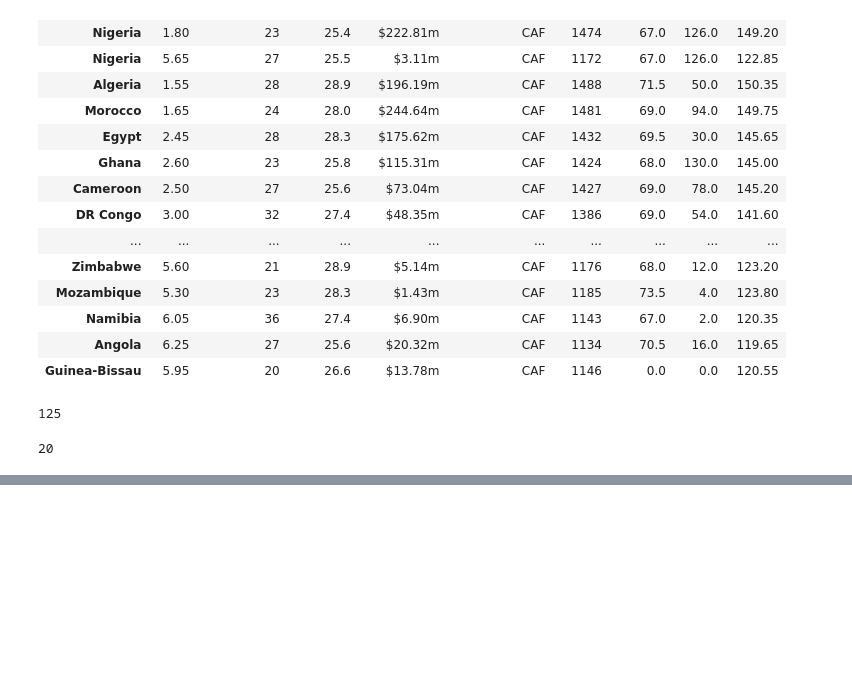
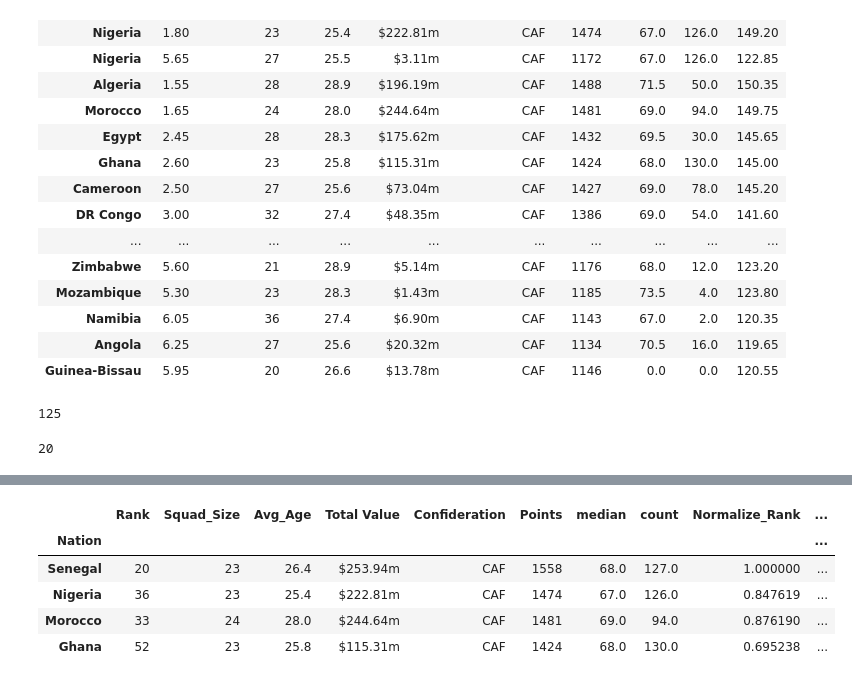
Before and after one commit to rajat3Illinois/2021_Spring_finals, a Jupyter notebook: WorldCupTeamPredictor.ipynb, the cells around one changed output, grey strips where cells are left out. Saved outputs shown, nothing was run; the diff lists cells and outputs as text; code cells hidden in the pictures; blank space fills up the shorter version.

```diff
--- a/WorldCupTeamPredictor.ipynb
+++ b/WorldCupTeamPredictor.ipynb
@@ -211,0 +257,11 @@ team_player_details
+# %%
+teams_qualified = team_player_details.loc[(team_player_details['Normalize_Rank'].gt(0.4)) &
+((team_player_details['Squad_Size'] * 1.5) < team_player_details['Above_Median_Count'])]
+teams_qualified
+# %% [output]
+|  | Rank | Squad_Size | Avg_Age | Total Value | Confideration | Points | median | count | Normalize_Rank | ... |
+| Nation |  |  |  |  |  |  |  |  |  | ... |
+| Senegal | 20 | 23 | 26.4 | $253.94m | CAF | 1558 | 68.0 | 127.0 | 1.000000 | ... |
+| Nigeria | 36 | 23 | 25.4 | $222.81m | CAF | 1474 | 67.0 | 126.0 | 0.847619 | ... |
+| Morocco | 33 | 24 | 28.0 | $244.64m | CAF | 1481 | 69.0 | 94.0 | 0.876190 | ... |
+| Ghana | 52 | 23 | 25.8 | $115.31m | CAF | 1424 | 68.0 | 130.0 | 0.695238 | ... |
```
Also changed, not shown: parts of 2 cells of this notebook, 1 other file.
